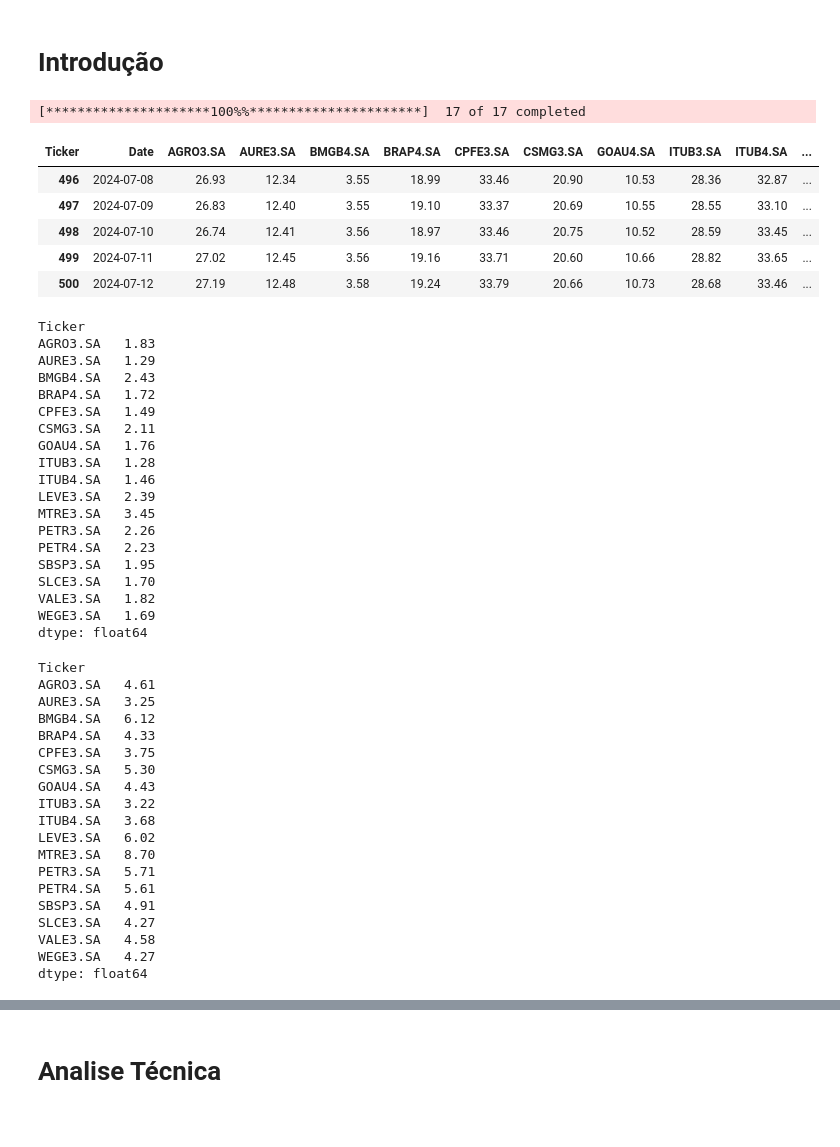
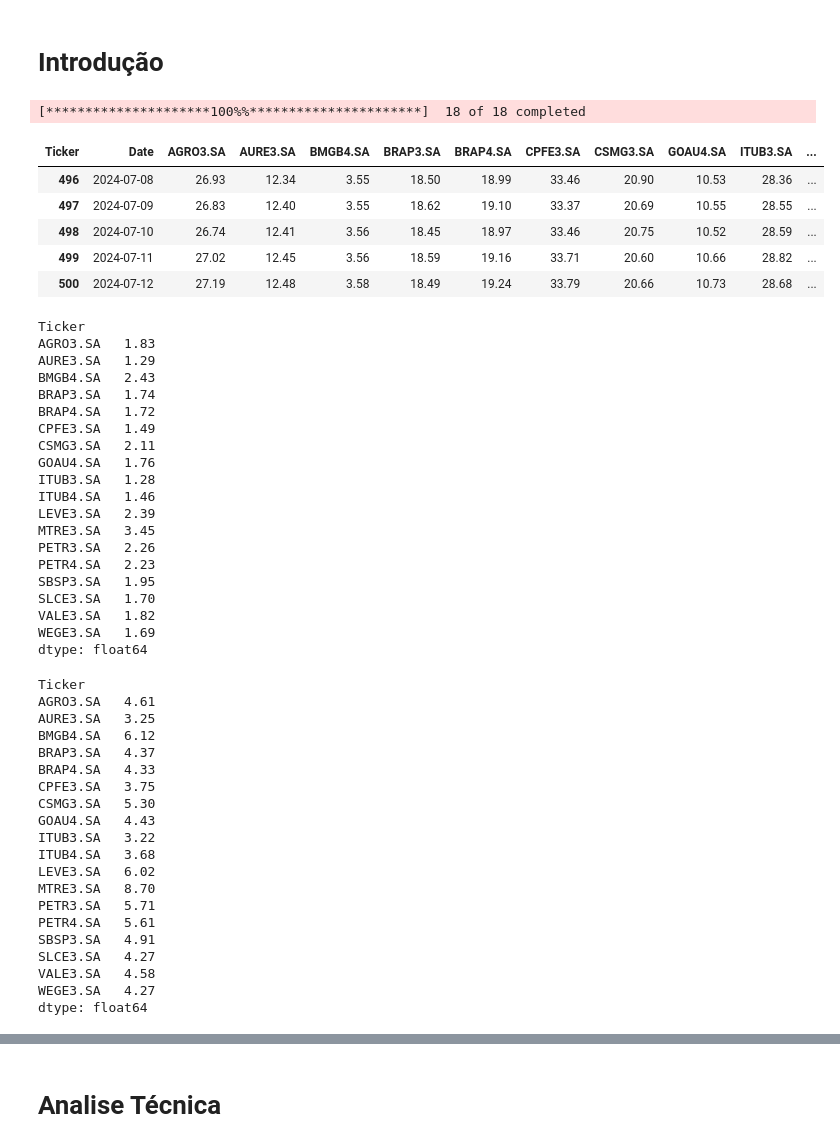
Before and after one commit to mvfelipelli/Labs, a Jupyter notebook: Finance/yfinance_note.ipynb, the cells around one changed output, grey strips where cells are left out. Saved outputs shown, nothing was run; the diff lists cells and outputs as text; code cells hidden in the pictures.

```diff
--- a/Finance/yfinance_note.ipynb
+++ b/Finance/yfinance_note.ipynb
@@ -16,30 +16,30 @@ pd.options.display.float_format = "{:,.2f}".format
 pd.set_option('display.max_columns', None)
 # %%
 tickers = ['WEGE3.SA','AURE3.SA','LEVE3.sa','CSMG3.SA'
-           ,'PETR4.SA','PETR3.SA','MTRE3.SA','BRAP4.SA'
+           ,'PETR4.SA','PETR3.SA','MTRE3.SA','BRAP4.SA','BRAP3.SA'
            ,'GOAU4.SA','AGRO3.SA','SLCE3.SA'
            ,'VALE3.SA','CPFE3.SA','SBSP3.SA'
            ,'ITUB3.SA','ITUB4.SA','BMGB4.SA']
 
 stocks = yf.download(tickers,period='2y', interval='1d')
 
 df = pd.DataFrame(stocks['Adj Close']).reset_index()
 
 df.set_index('Date')
 
 #df.rename(columns={'AMER3.SA':'AMERICANAS','MGLU3.SA':'MAGALU'}, inplace=True)
 
 #df.columns.droplevel(1)
 
 df.tail()
 # %% [output]
-[*********************100%%**********************]  17 of 17 completed
+[*********************100%%**********************]  18 of 18 completed
-| Ticker | Date | AGRO3.SA | AURE3.SA | BMGB4.SA | BRAP4.SA | CPFE3.SA | CSMG3.SA | GOAU4.SA | ITUB3.SA | ITUB4.SA | ... |
-| 496 | 2024-07-08 | 26.93 | 12.34 | 3.55 | 18.99 | 33.46 | 20.90 | 10.53 | 28.36 | 32.87 | ... |
-| 497 | 2024-07-09 | 26.83 | 12.40 | 3.55 | 19.10 | 33.37 | 20.69 | 10.55 | 28.55 | 33.10 | ... |
-| 498 | 2024-07-10 | 26.74 | 12.41 | 3.56 | 18.97 | 33.46 | 20.75 | 10.52 | 28.59 | 33.45 | ... |
-| 499 | 2024-07-11 | 27.02 | 12.45 | 3.56 | 19.16 | 33.71 | 20.60 | 10.66 | 28.82 | 33.65 | ... |
-| 500 | 2024-07-12 | 27.19 | 12.48 | 3.58 | 19.24 | 33.79 | 20.66 | 10.73 | 28.68 | 33.46 | ... |
+| Ticker | Date | AGRO3.SA | AURE3.SA | BMGB4.SA | BRAP3.SA | BRAP4.SA | CPFE3.SA | CSMG3.SA | GOAU4.SA | ITUB3.SA | ... |
+| 496 | 2024-07-08 | 26.93 | 12.34 | 3.55 | 18.50 | 18.99 | 33.46 | 20.90 | 10.53 | 28.36 | ... |
+| 497 | 2024-07-09 | 26.83 | 12.40 | 3.55 | 18.62 | 19.10 | 33.37 | 20.69 | 10.55 | 28.55 | ... |
+| 498 | 2024-07-10 | 26.74 | 12.41 | 3.56 | 18.45 | 18.97 | 33.46 | 20.75 | 10.52 | 28.59 | ... |
+| 499 | 2024-07-11 | 27.02 | 12.45 | 3.56 | 18.59 | 19.16 | 33.71 | 20.60 | 10.66 | 28.82 | ... |
+| 500 | 2024-07-12 | 27.19 | 12.48 | 3.58 | 18.49 | 19.24 | 33.79 | 20.66 | 10.73 | 28.68 | ... |
 # %%
 
 dataset = df.copy()
@@ -51,6 +51,7 @@ Ticker
 AGRO3.SA   1.83
 AURE3.SA   1.29
 BMGB4.SA   2.43
+BRAP3.SA   1.74
 BRAP4.SA   1.72
 CPFE3.SA   1.49
 CSMG3.SA   2.11
@@ -73,6 +74,7 @@ Ticker
 AGRO3.SA   4.61
 AURE3.SA   3.25
 BMGB4.SA   6.12
+BRAP3.SA   4.37
 BRAP4.SA   4.33
 CPFE3.SA   3.75
 CSMG3.SA   5.30
```
Also changed, not shown: parts of 36 cells of this notebook, 1 other file.
